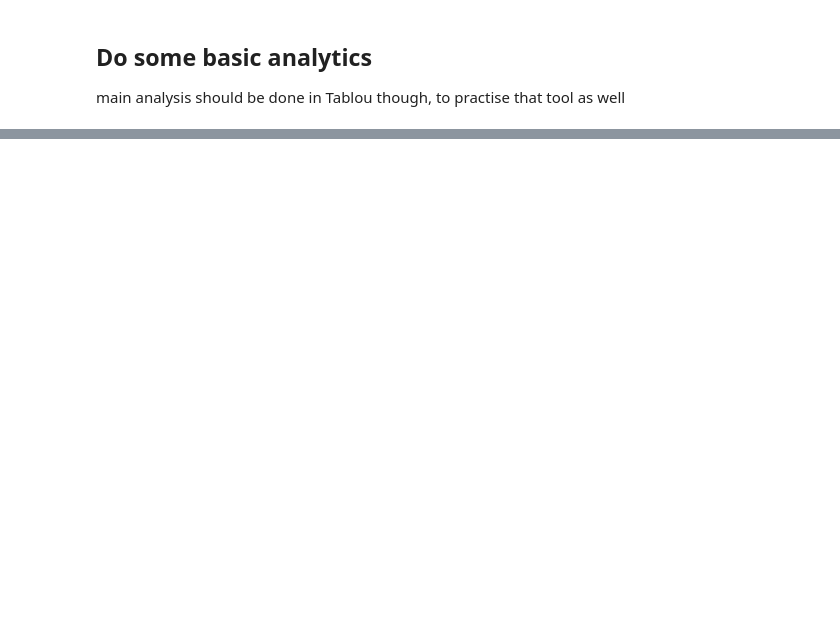
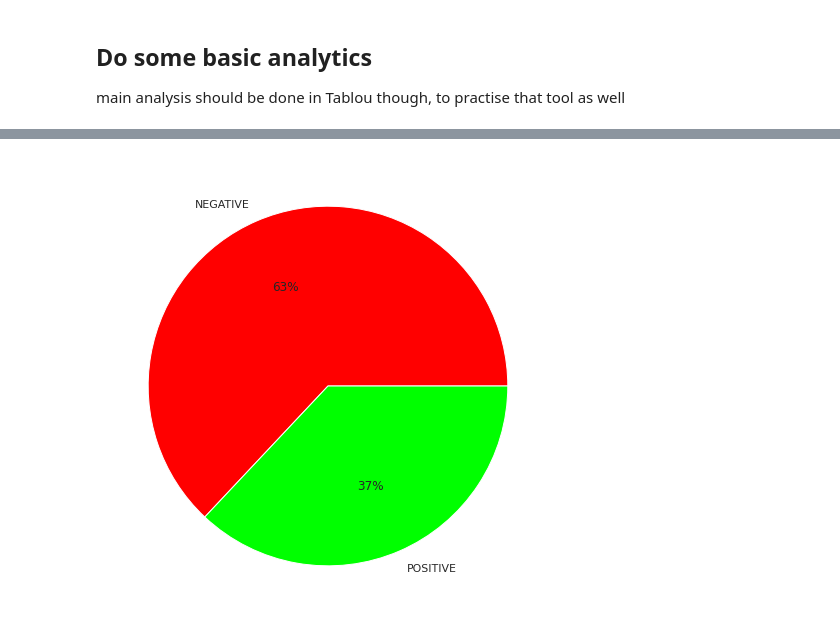
Before and after one commit to iCarambaaa/huggingface-news-analysis, a Jupyter notebook: final_prepocessing_steps.ipynb, the cells around one changed output, grey strips where cells are left out. Cells and saved outputs as stored; diff of their text form; code cells hidden in the pictures; blank space fills up the shorter version.

```diff
--- a/final_prepocessing_steps.ipynb
+++ b/final_prepocessing_steps.ipynb
@@ -81,0 +135,13 @@ fig.tight_layout(pad=1.0)
+# %%
+#define data
+data = df.classification.value_counts()
+labels = ["NEGATIVE", "POSITIVE"]
+
+#define Seaborn color palette to use
+colors = ["#FF0000", "#00FF00"]
+
+#create pie chart
+plt.pie(data, labels = labels, colors = colors, autopct='%.0f%%')
+plt.show()
+# %% [output]
+[figure, added]
```
Also changed, not shown: parts of 6 cells of this notebook.
